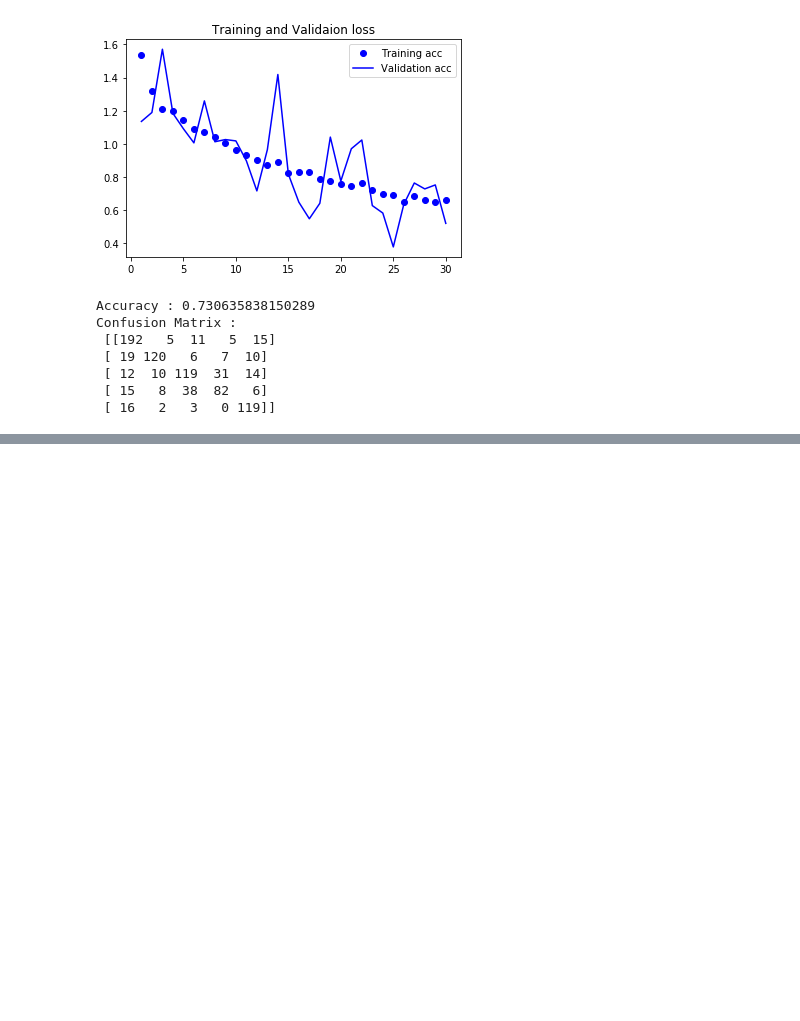
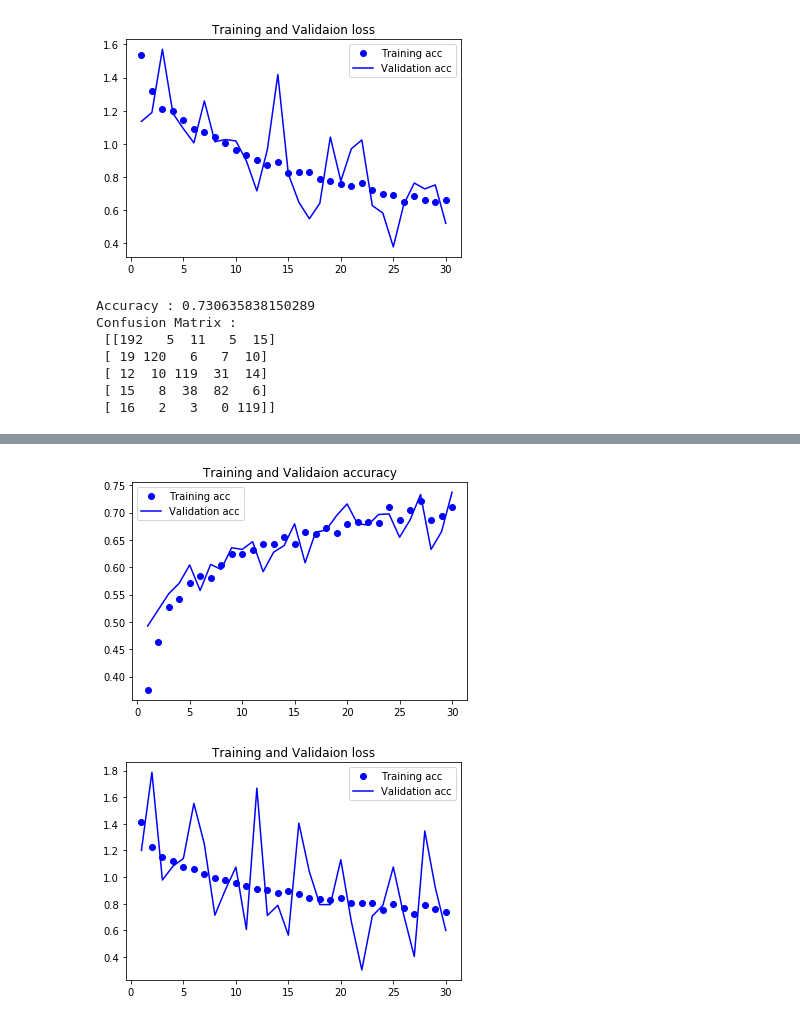
Before and after one commit to davidkwlarsson/edan95, a Jupyter notebook: Lab3/lab3.ipynb, the cells around one changed output, grey strips where cells are left out. Saved outputs shown, nothing was run; the diff lists cells and outputs as text; code cells hidden in the pictures; blank space fills up the shorter version.

```diff
--- a/Lab3/lab3.ipynb
+++ b/Lab3/lab3.ipynb
@@ -347,0 +380,12 @@ Confusion Matrix :
+# %%
+train_datagen = ImageDataGenerator(rescale = 1./255,
+                                   rotation_range=40,
+                                   width_shift_range=0.2,
+                                   height_shift_range=0.2,
+                                   shear_range=0.2,
+                                   zoom_range=0.2,
+                                   horizontal_flip=True,)
+
+
+val_datagen = ImageDataGenerator(rescale = 1. / 255)
+test_datagen = ImageDataGenerator(rescale = 1. / 255)
@@ -347,0 +446,12 @@ Confusion Matrix :
+# %%
+model3.compile(loss = 'categorical_crossentropy',
+               optimizer = optimizers.RMSprop(lr = 1e-4),
+               metrics = ['acc'])
+# %%
+retrain_model = True
+if retrain_model:
+    history = model3.fit_generator(train_generator,
+                                  steps_per_epoch = 100,
+                                  epochs = 30,
+                                  validation_data = validation_generator,
+                                  validation_steps = 50)
@@ -347,0 +481,24 @@ Confusion Matrix :
+# %%
+acc = history.history['acc']
+val_acc = history.history['val_acc']
+loss = history.history['loss']
+val_loss = history.history['val_loss']
+
+epochs = range(1, len(acc) + 1)
+
+plt.plot(epochs, acc, 'bo', label = 'Training acc')
+plt.plot(epochs, val_acc, 'b', label = 'Validation acc')
+plt.title('Training and Validaion accuracy')
+plt.legend()
+
+plt.figure()
+
+plt.plot(epochs, loss, 'bo', label = 'Training acc')
+plt.plot(epochs, val_loss, 'b', label = 'Validation acc')
+plt.title('Training and Validaion loss')
+plt.legend()
+
+plt.show()
+# %% [output]
+[figure, added]
+[figure, added]
```
Also changed, not shown: parts of 15 cells of this notebook.
